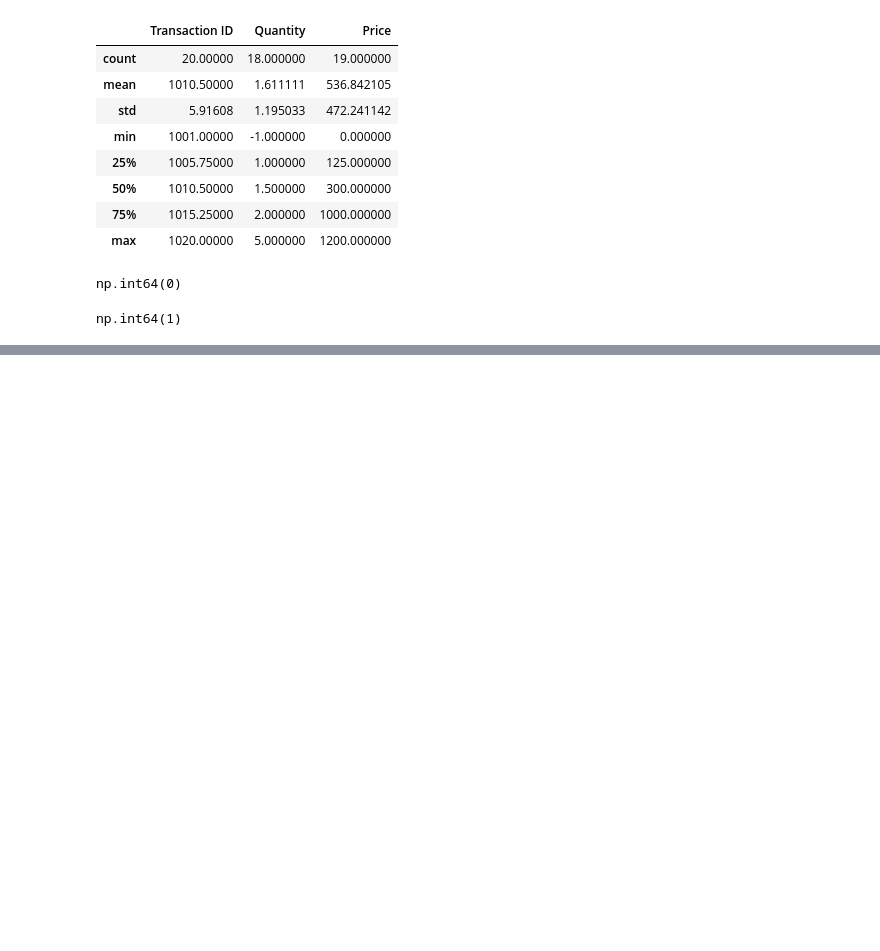
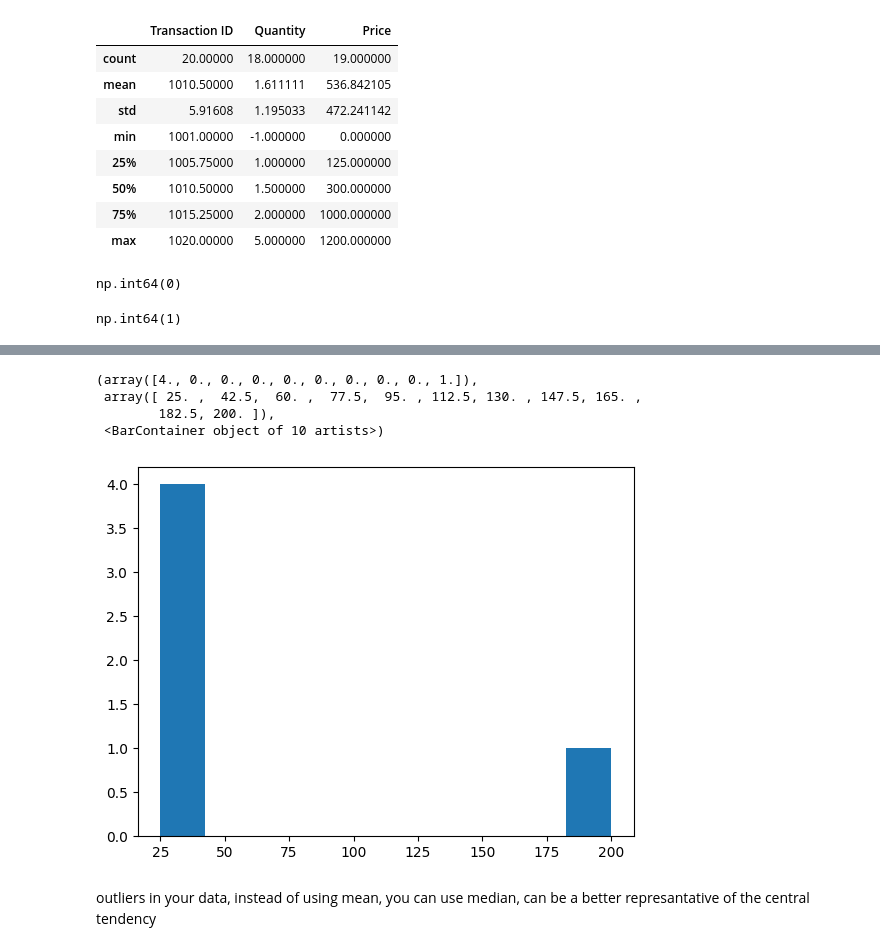
Before and after one commit to domandaris-89/AIML-Batch2, a Jupyter notebook: Day 15 - Data Handling - Cleaning/in class Data Handling.ipynb, the cells around one changed output, grey strips where cells are left out. Drawn from its saved outputs; the diff is of its cells as text; code cells hidden in the pictures; blank space fills up the shorter version.

```diff
--- a/Day 15 - Data Handling - Cleaning/in class Data Handling.ipynb
+++ b/Day 15 - Data Handling - Cleaning/in class Data Handling.ipynb
@@ -79,0 +132,10 @@ np.int64(1)
+# %%
+plt.hist(df2['Age'])
+# %% [output]
+(array([4., 0., 0., 0., 0., 0., 0., 0., 0., 1.]),
+ array([ 25. ,  42.5,  60. ,  77.5,  95. , 112.5, 130. , 147.5, 165. ,
+        182.5, 200. ]),
+ <BarContainer object of 10 artists>)
+[figure, added]
+# %% [markdown]
+outliers in your data, instead of using mean, you can use median, can be a better represantative of the central tendency
```
Also changed, not shown: parts of 10 cells of this notebook.
